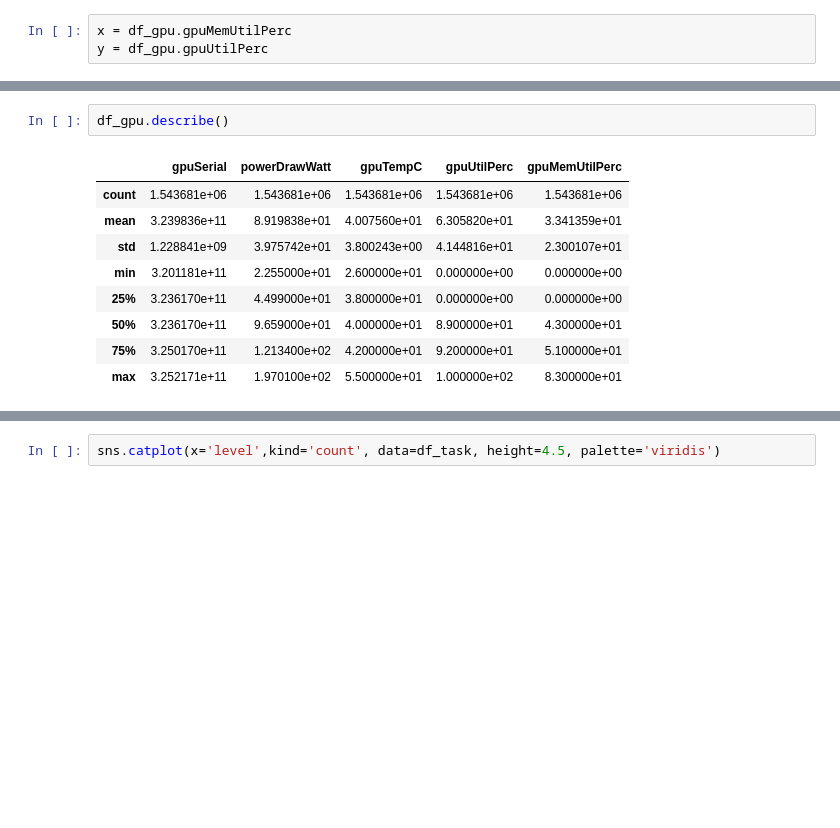
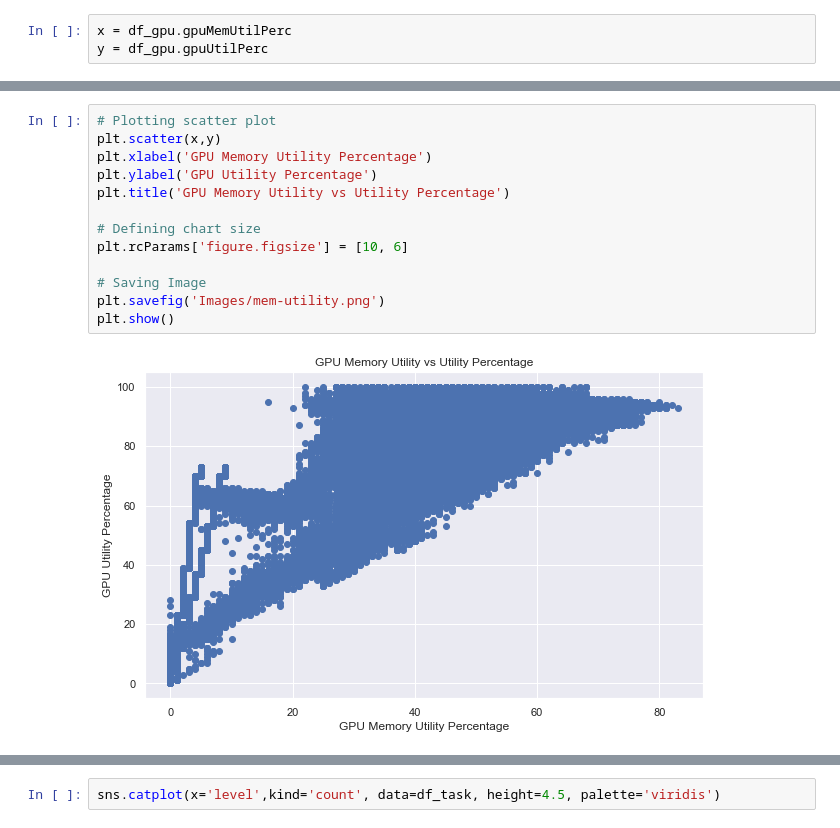
Before and after one commit to Saarge-z/Performance-Evaluation-of-Terapixel-Rendering, a Jupyter notebook: Cloud Project.ipynb, the cells around one changed output, grey strips where cells are left out. Cells and saved outputs as stored; diff of their text form; blank space fills up the shorter version.

```diff
--- a/Cloud Project.ipynb
+++ b/Cloud Project.ipynb
@@ -129,12 +135,15 @@ memory usage: 94.2+ MB
-# %%
-df_gpu.describe()
-# %% [output]
-|  | gpuSerial | powerDrawWatt | gpuTempC | gpuUtilPerc | gpuMemUtilPerc |
-| count | 1.543681e+06 | 1.543681e+06 | 1.543681e+06 | 1.543681e+06 | 1.543681e+06 |
-| mean | 3.239836e+11 | 8.919838e+01 | 4.007560e+01 | 6.305820e+01 | 3.341359e+01 |
-| std | 1.228841e+09 | 3.975742e+01 | 3.800243e+00 | 4.144816e+01 | 2.300107e+01 |
-| min | 3.201181e+11 | 2.255000e+01 | 2.600000e+01 | 0.000000e+00 | 0.000000e+00 |
-| 25% | 3.236170e+11 | 4.499000e+01 | 3.800000e+01 | 0.000000e+00 | 0.000000e+00 |
-| 50% | 3.236170e+11 | 9.659000e+01 | 4.000000e+01 | 8.900000e+01 | 4.300000e+01 |
-| 75% | 3.250170e+11 | 1.213400e+02 | 4.200000e+01 | 9.200000e+01 | 5.100000e+01 |
-| max | 3.252171e+11 | 1.970100e+02 | 5.500000e+01 | 1.000000e+02 | 8.300000e+01 |
+# %%
+# Plotting scatter plot
+plt.scatter(x,y)
+plt.xlabel('GPU Memory Utility Percentage')
+plt.ylabel('GPU Utility Percentage')
+plt.title('GPU Memory Utility vs Utility Percentage')
+
+# Defining chart size
+plt.rcParams['figure.figsize'] = [10, 6]
+
+# Saving Image
+plt.savefig('Images/mem-utility.png')
+plt.show()
+# %% [output]
+[figure, added]
```
Also changed, not shown: parts of 27 cells of this notebook, 5 other files.
